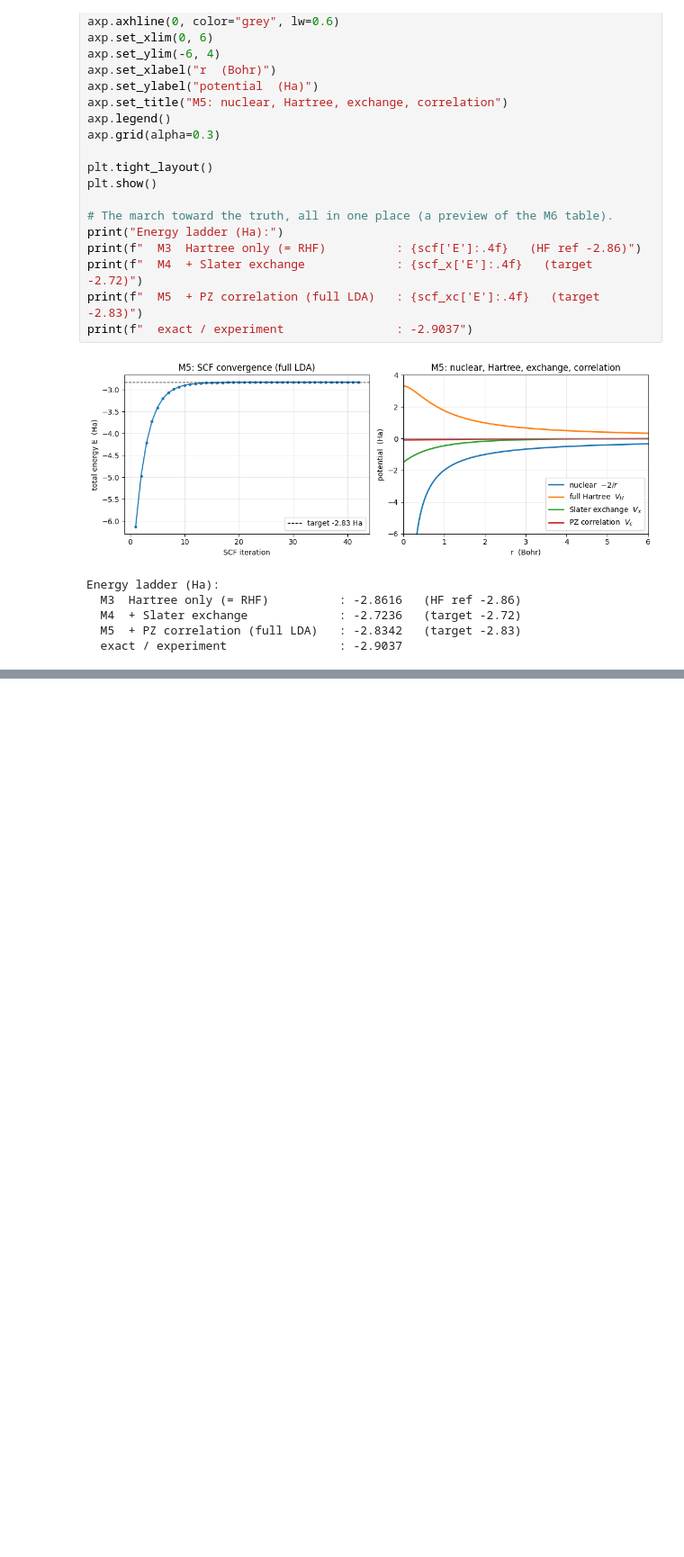
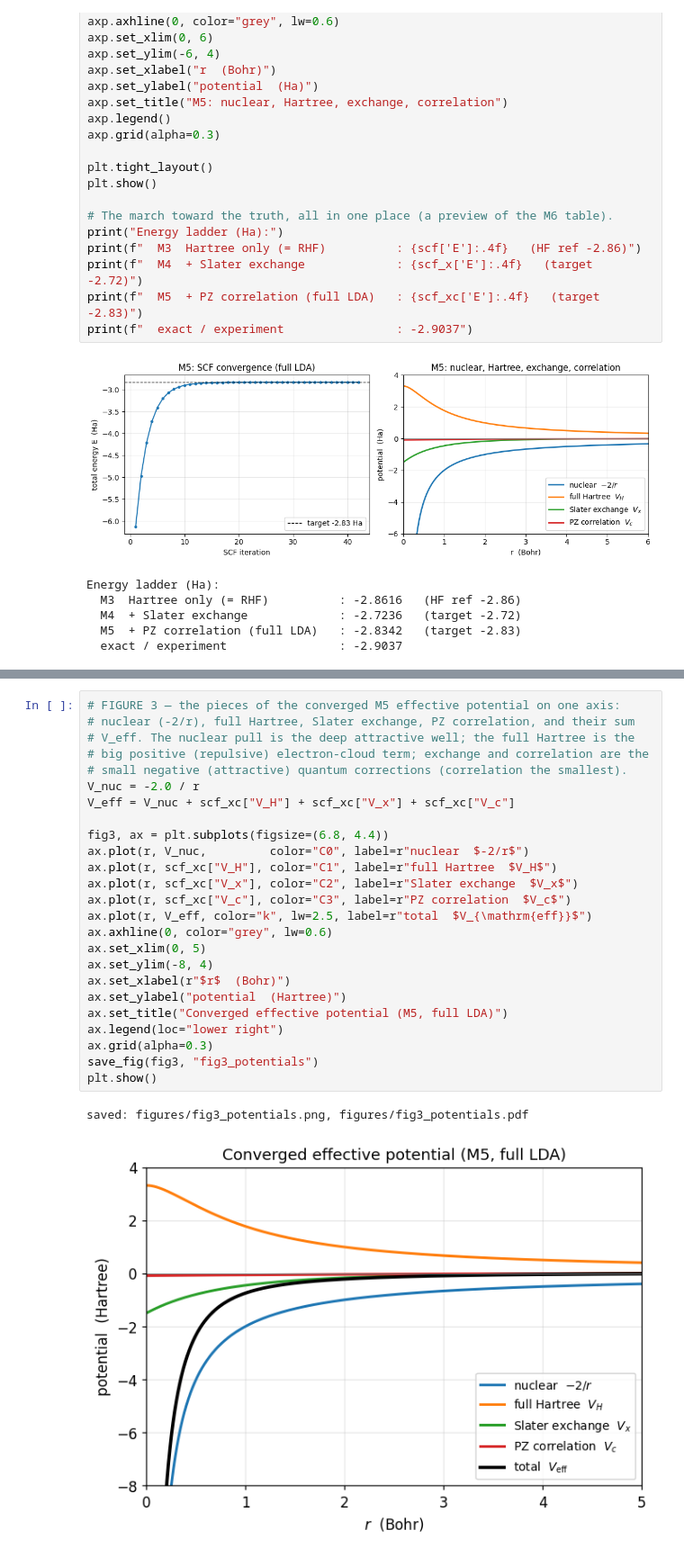
Before and after one commit to ddsyasas/dft-helium, a Jupyter notebook: helium_dft.ipynb, the cells around one changed output, grey strips where cells are left out. Shown at 90% size. Saved outputs shown, nothing was run; the diff lists cells and outputs as text; blank space fills up the shorter version.

```diff
--- a/helium_dft.ipynb
+++ b/helium_dft.ipynb
@@ -639,0 +750,28 @@ Energy ladder (Ha):
+# %%
+# FIGURE 3 — the pieces of the converged M5 effective potential on one axis:
+# nuclear (-2/r), full Hartree, Slater exchange, PZ correlation, and their sum
+# V_eff. The nuclear pull is the deep attractive well; the full Hartree is the
+# big positive (repulsive) electron-cloud term; exchange and correlation are the
+# small negative (attractive) quantum corrections (correlation the smallest).
+V_nuc = -2.0 / r
+V_eff = V_nuc + scf_xc["V_H"] + scf_xc["V_x"] + scf_xc["V_c"]
+
+fig3, ax = plt.subplots(figsize=(6.8, 4.4))
+ax.plot(r, V_nuc,         color="C0", label=r"nuclear  $-2/r$")
+ax.plot(r, scf_xc["V_H"], color="C1", label=r"full Hartree  $V_H$")
+ax.plot(r, scf_xc["V_x"], color="C2", label=r"Slater exchange  $V_x$")
+ax.plot(r, scf_xc["V_c"], color="C3", label=r"PZ correlation  $V_c$")
+ax.plot(r, V_eff, color="k", lw=2.5, label=r"total  $V_{\mathrm{eff}}$")
+ax.axhline(0, color="grey", lw=0.6)
+ax.set_xlim(0, 5)
+ax.set_ylim(-8, 4)
+ax.set_xlabel(r"$r$  (Bohr)")
+ax.set_ylabel("potential  (Hartree)")
+ax.set_title("Converged effective potential (M5, full LDA)")
+ax.legend(loc="lower right")
+ax.grid(alpha=0.3)
+save_fig(fig3, "fig3_potentials")
+plt.show()
+# %% [output]
+saved: figures/fig3_potentials.png, figures/fig3_potentials.pdf
+[figure, added]
```
Also changed, not shown: parts of 7 cells of this notebook, 10 other files.
